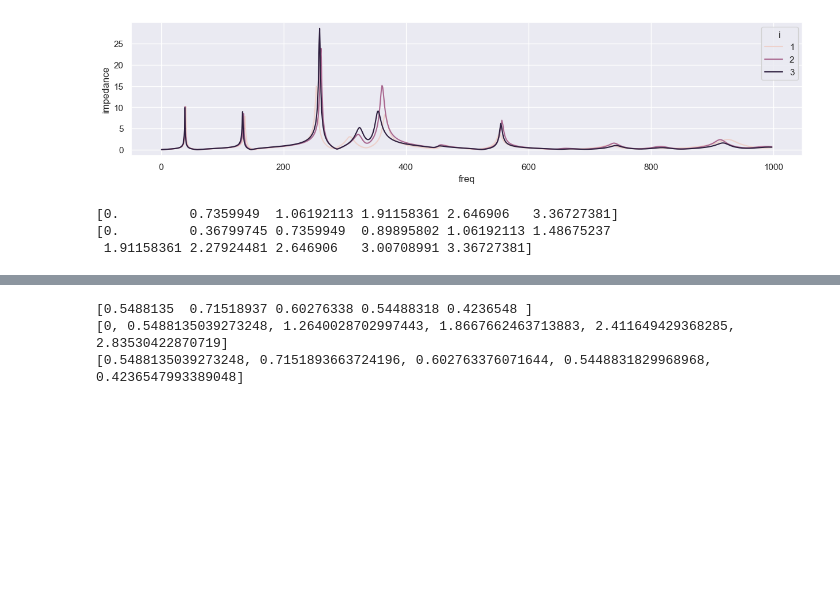
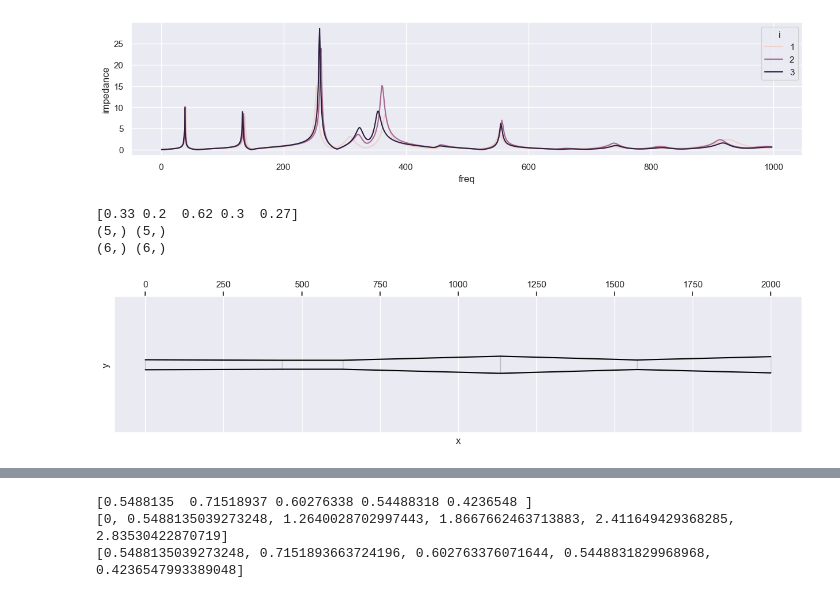
Before and after one commit to Didgitaldoo/didge-lab, a Jupyter notebook: src/experiments/spline_shape/EvolvingShape3.ipynb, the cells around one changed output, grey strips where cells are left out. Drawn from its saved outputs; the diff is of its cells as text; code cells hidden in the pictures; blank space fills up the shorter version.

```diff
--- a/src/experiments/spline_shape/EvolvingShape3.ipynb
+++ b/src/experiments/spline_shape/EvolvingShape3.ipynb
@@ -108,14 +108,13 @@ def smooth(x1,y1):
         x2.append(0.5*(x1[i]+x1[i-1]))
         x2.append(x1[i])
     y2 = cs(x2)
-    mind = 28
+    #mind = 28
     #y2[y2<mind] = mind
     #print(y1)
     #print(y2)
 
     x2 = np.array(x2)
     return x2,y2
-
 
 np.random.seed(2)
 
@@ -130,57 +129,90 @@ bellsize = 80
 power = 1.5
 
 
-def make_shape(x_genome, y_genome, length, d0, bellsize, power, n=5):
+def basic_y_shape(n, bellsize, power, d0):
+    y= np.arange(n+1)/n
+    y = np.power(y, power)
+    y = np.power(y, power)
+    y = np.power(y, power)
+    y = d0 + y*(bellsize - d0)
+    return y
+
+def make_shape(x_genome, y_genome, length, d0, bellsize, power):
+    x_genome = x_genome.copy()
+
     x = [0]
     x_genome += 0.3
     for i in range(len(x_genome)):
         x.append(x[-1] + x_genome[i])
 
-    #x = np.concatenate(([0], np.random.sample(n))) * length
     x = np.array(x)
 
-    print(x)
     normalization = x[-1]
     x /= x[-1]
     x *= length
 
-    y= np.arange(n+1)/n
-    y = np.power(y, power)
-    y = np.power(y, power)
-    y = np.power(y, power)
-    y = d0 + y*(bellsize - d0)
+    y = y_genome.copy()
+    print(y.round(2))
+    y -= 0.5
+    y *= 120
+    y = np.concatenate(([0], y))
+    y_basic = basic_y_shape(len(y)-1, bellsize, power, d0)
+    y = y_basic + y
+    #mind = d0*0.9
+    #y[y<mind] = mind
+    #maxd = bellsize
+    #y[y>maxd] = maxd
+    return x,y, normalization
 
-    y_genome -= 0.5
-    y_genome *= 120
-    y_genome = np.concatenate(([0], y_genome))
-    y += y_genome
+def fix_didge(x,y, d0, bellsize):
     mind = d0*0.9
+    x=x.copy()
+    y=y.copy()
     y[y<mind] = mind
     maxd = bellsize
-    y[y>maxd] = maxd
-    return x,y, normalization
+    y[y>maxd] = maxd#
+    return x,y
 
-
-x,y, normalization=make_shape(x_genome, y_genome, length, d0, bellsize, power, n)
+x,y, normalization=make_shape(x_genome, y_genome, length, d0, bellsize, power)
+print(x_genome.shape, y_genome.shape)
+print(x.shape, y.shape)
+x, y = fix_didge(x, y, d0, bellsize)
+#x2.round(2) == x_genome.round(2)
+geo1 = Geo(list(zip(x, y)))
+vis_didge(geo1)
+plt.show()
 
 x_smooth, y_smooth = smooth(x,y)
 
 def backward(x_smooth, y_smooth, x_genome, y_genome, normalization, length, d0, bellsize, power):
+    odd = lambda x: np.array([x[i] for i in range(0, len(x), 2)])
     x_new = x_smooth/length
     x_new *= normalization
 
-    print(x_new)
     x2 = []
     for i in range(len(x_new)-1):
         x2.append(x_new[i+1]-x_new[i])
     x_new = np.array(x2)
     x_new -= 0.3
-    return x_new
 
-x2 = backward(x_smooth, y_smooth, x_genome, y_genome, normalization, length, d0, bellsize, power)
+    basic_y = basic_y_shape(len(y_smooth)-1, bellsize, power, d0)
 
+    y_new = y_smooth - basic_y
+    y_new = y_new[1:]
+    y_new /= 120
+    y_new += 0.5
+    return x_new, y_new
+
+
+
+x_new, y_new = backward(x_smooth, y_smooth, x_genome, y_genome, normalization, length, d0, bellsize, power)
+x_new, y_new, _ = make_shape(x_new, y_new, length, d0, bellsize, power)
+x_new, y_new = fix_didge(x_new, y_new, d0, bellsize)
 #x2.round(2) == x_genome.round(2)
+geo2 = Geo(list(zip(x_new, y_new)))
+vis_didge(geo2)
 # %% [output]
-[0.         0.7359949  1.06192113 1.91158361 2.646906   3.36727381]
-[0.         0.36799745 0.7359949  0.89895802 1.06192113 1.48675237
- 1.91158361 2.27924481 2.646906   3.00708991 3.36727381]
+[0.33 0.2  0.62 0.3  0.27]
+(5,) (5,)
+(6,) (6,)
+[figure, added]
```
Also changed, not shown: parts of 2 cells of this notebook, 4 other files.
